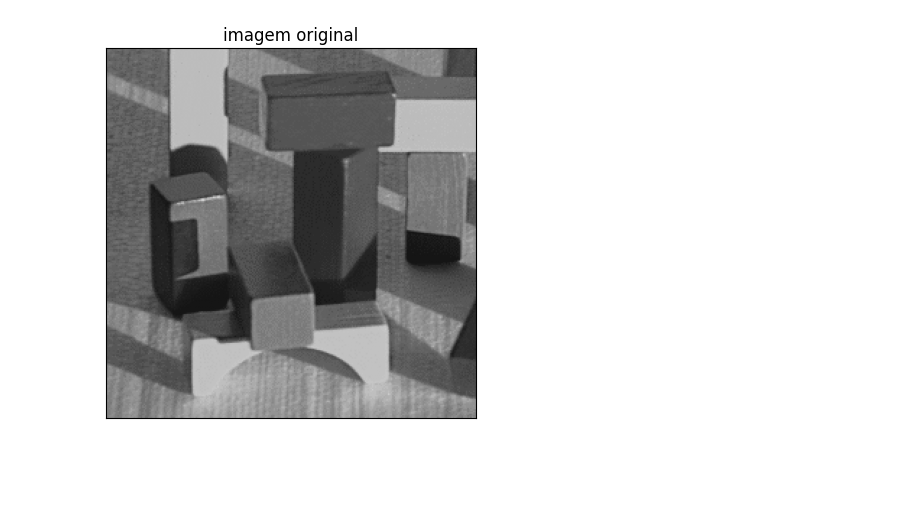
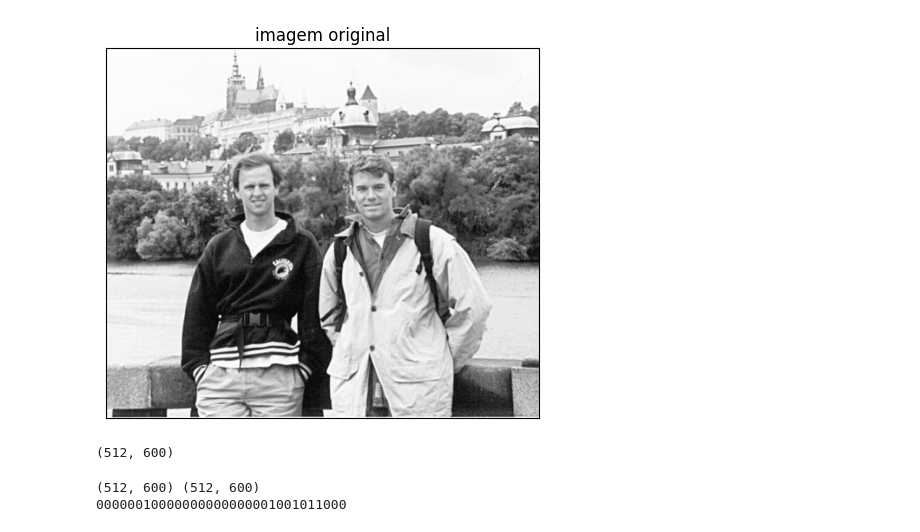
Before and after one commit to guilherme13c/TP-ICV, a Jupyter notebook: TP1.ipynb, the cells around one changed output. Cells and saved outputs as stored; diff of their text form; code cells hidden in the pictures; blank space fills up the shorter version.

```diff
--- a/TP1.ipynb
+++ b/TP1.ipynb
@@ -468,26 +470,34 @@ def rle_to_array(rle):
 # %%
 %matplotlib inline
 
-input_file = "blocks.pgm"
+input_file = "prague.pgm"
 img = cv2.imread(input_file, cv2.IMREAD_GRAYSCALE)
 img = img.astype(float)
 plt.imshow(img, cmap='gray', clim=(0, 256))
 plt.title('imagem original')
 plt.xticks([])
 plt.yticks([])
 plt.show()
 org_size = img.shape
+print(org_size)
 # %% [output]
-[figure, old version]
+[figure, new version]
+(512, 600)
 # %%
 filled_img = fill_image(img, STEP) - 128
 
 bitstring = str()
 # primeiros 4 bytes para armazenar o tamanho original da imagem
-bitstring += str(bin(org_size[0])[2:].zfill(2 * 8)) + \
-    str(bin(org_size[1])[2:].zfill(2 * 8))
+bitstring += str(bin(org_size[0])[2:].zfill(16)) + \
+    str(bin(org_size[1])[2:].zfill(16))
 
 size = filled_img.shape
+
+print(size, org_size)
+print(bitstring)
+# %% [output]
+(512, 600) (512, 600)
+00000010000000000000001001011000
 # %%
 np.set_printoptions(precision=2)
 np.set_printoptions(suppress=True)
```
Also changed, not shown: parts of 8 cells of this notebook, 3 other files.
